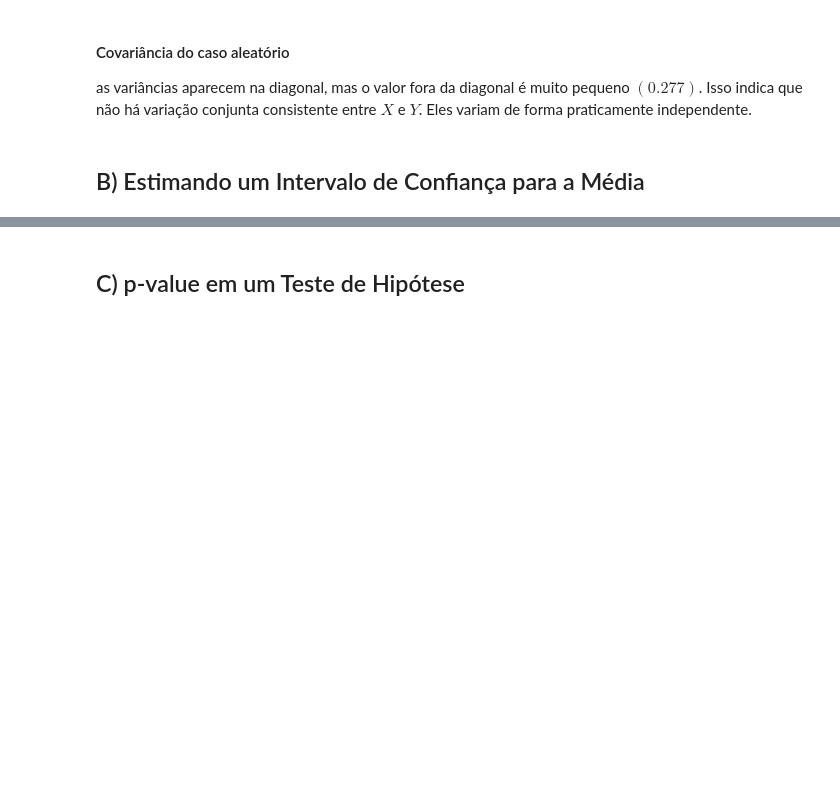
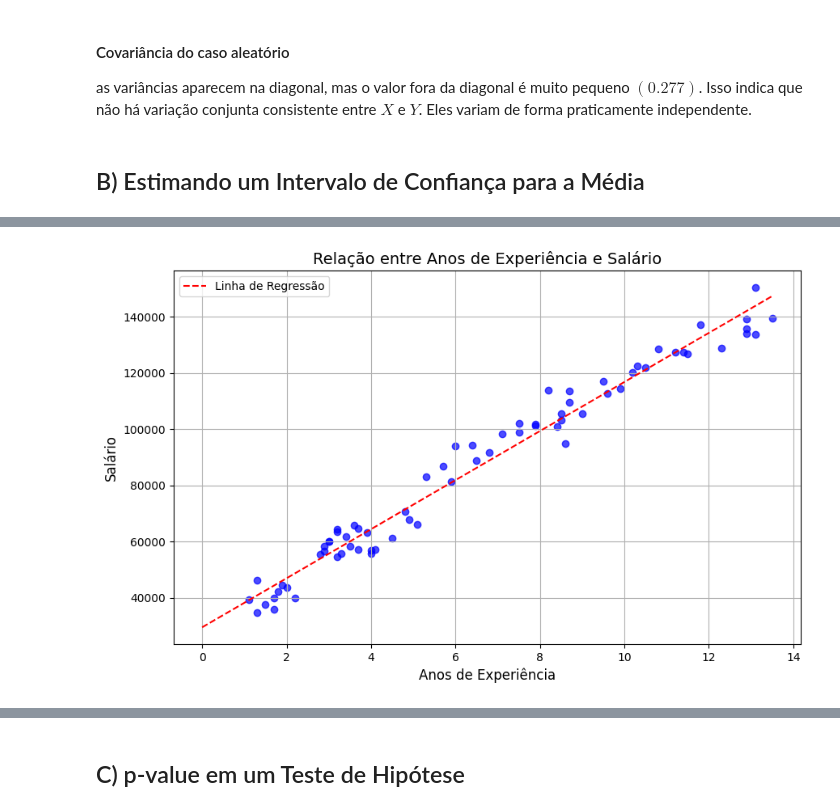
Before and after one commit to PedroMends30/matematica-computacional, a Jupyter notebook: Atividade_2.2_Mat_Comp.ipynb, the cells around one changed output, grey strips where cells are left out. Drawn from its saved outputs; the diff is of its cells as text; code cells hidden in the pictures; blank space fills up the shorter version.

```diff
--- a/Atividade_2.2_Mat_Comp.ipynb
+++ b/Atividade_2.2_Mat_Comp.ipynb
@@ -206,3 +206,19 @@ Desvio Padrão de Anos de Experiência: 3.62
+# %%
+# Criando o gráfico de dispersão
+plt.figure(figsize=(10,6))
+plt.scatter(salary_data['YearsExperience'], salary_data['Salary'], color='blue', alpha=0.7)
+linreg_csv = linregress(salary_data['YearsExperience'], salary_data['Salary'])
+x_fit_csv = np.array([0, salary_data['YearsExperience'].max()])
+y_fit_csv = linreg_csv.slope * x_fit_csv + linreg_csv.intercept
+plt.plot(x_fit_csv, y_fit_csv, color='red', linestyle='--', label='Linha de Regressão')
+plt.legend()
+plt.title('Relação entre Anos de Experiência e Salário', fontsize=14)
+plt.xlabel('Anos de Experiência', fontsize=12)
+plt.ylabel('Salário', fontsize=12)
+plt.grid(True)
+plt.show()
+# %% [output]
+[figure, added]
 # %%
 # interval([intervalo de confiança], [numero de graus de liberdade = n-1], [loc é a média], [scale é o desvio padrão da média])
 confianca = t.interval(0.95, len(salary_data['YearsExperience'])-1, loc=mean_experience, scale=std_experience/np.sqrt(len(salary_data['YearsExperience'])))
```
Also changed, not shown: parts of 24 cells of this notebook, 1 other file.
